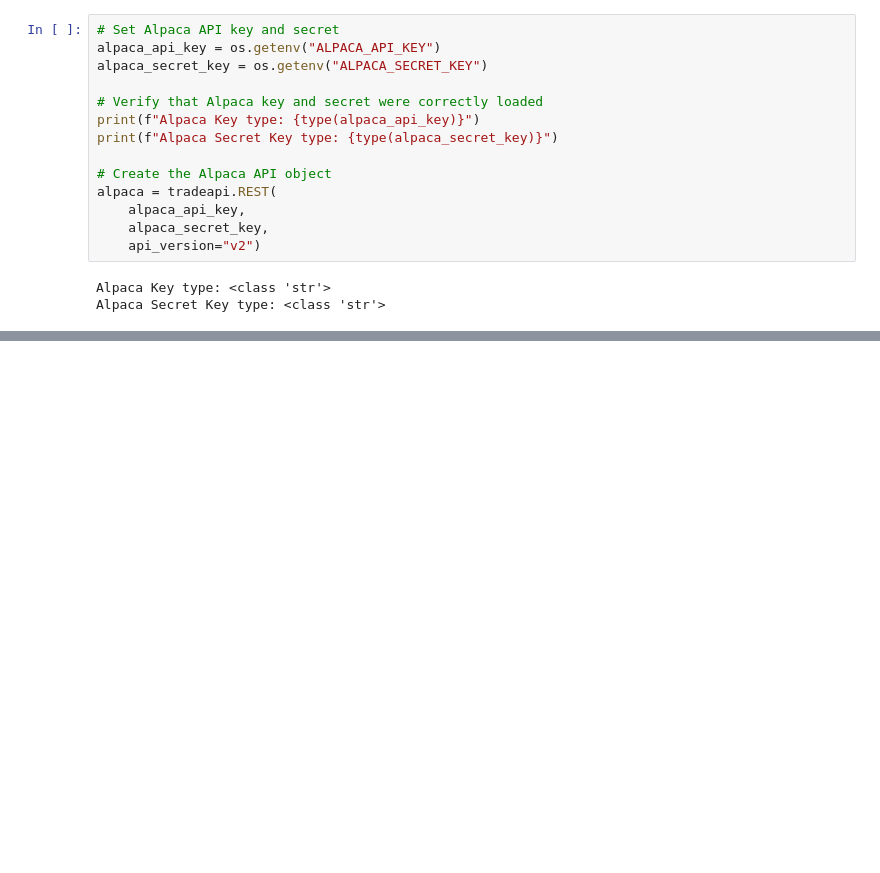
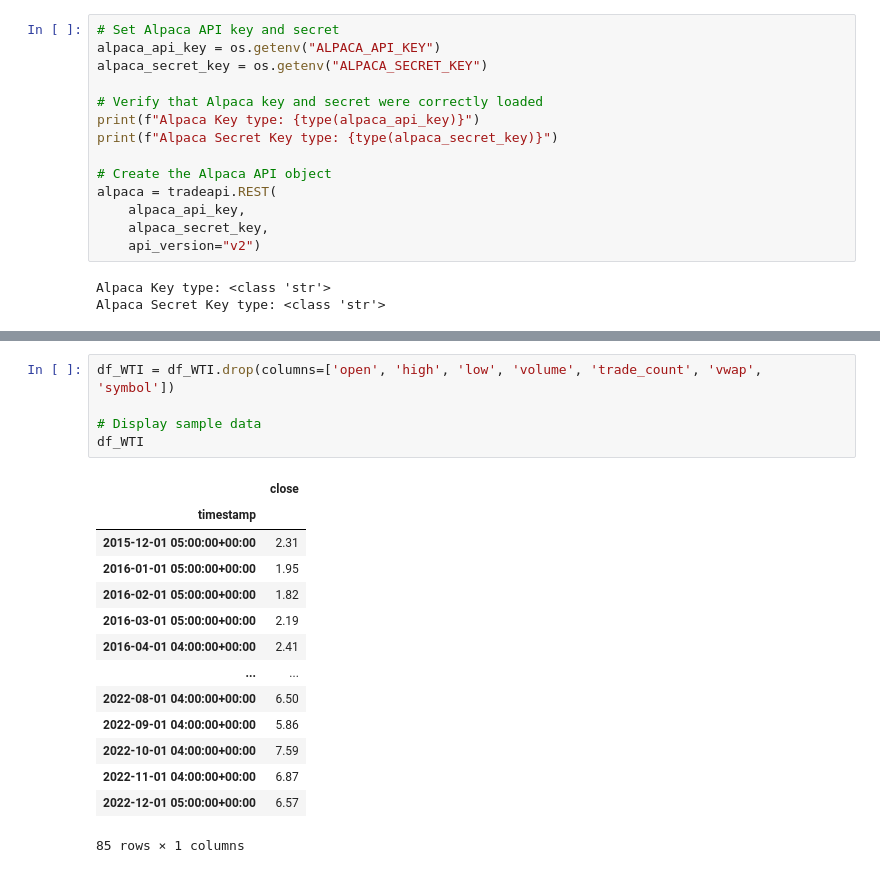
Before and after one commit to vincentsgarzi/Group5Project1, a Jupyter notebook: Vinny/starter.ipynb, the cells around one changed output, grey strips where cells are left out. Saved outputs shown, nothing was run; the diff lists cells and outputs as text; blank space fills up the shorter version.

```diff
--- a/Vinny/starter.ipynb
+++ b/Vinny/starter.ipynb
@@ -70,0 +74,20 @@ df_portfolio
+# %%
+df_WTI = df_WTI.drop(columns=['open', 'high', 'low', 'volume', 'trade_count', 'vwap', 'symbol'])
+
+# Display sample data
+df_WTI
+# %% [output]
+|  | close |
+| timestamp |  |
+| 2015-12-01 05:00:00+00:00 | 2.31 |
+| 2016-01-01 05:00:00+00:00 | 1.95 |
+| 2016-02-01 05:00:00+00:00 | 1.82 |
+| 2016-03-01 05:00:00+00:00 | 2.19 |
+| 2016-04-01 04:00:00+00:00 | 2.41 |
+| ... | ... |
+| 2022-08-01 04:00:00+00:00 | 6.50 |
+| 2022-09-01 04:00:00+00:00 | 5.86 |
+| 2022-10-01 04:00:00+00:00 | 7.59 |
+| 2022-11-01 04:00:00+00:00 | 6.87 |
+| 2022-12-01 05:00:00+00:00 | 6.57 |
+85 rows × 1 columns
```
Also changed, not shown: parts of 10 cells of this notebook, 3 other files.
